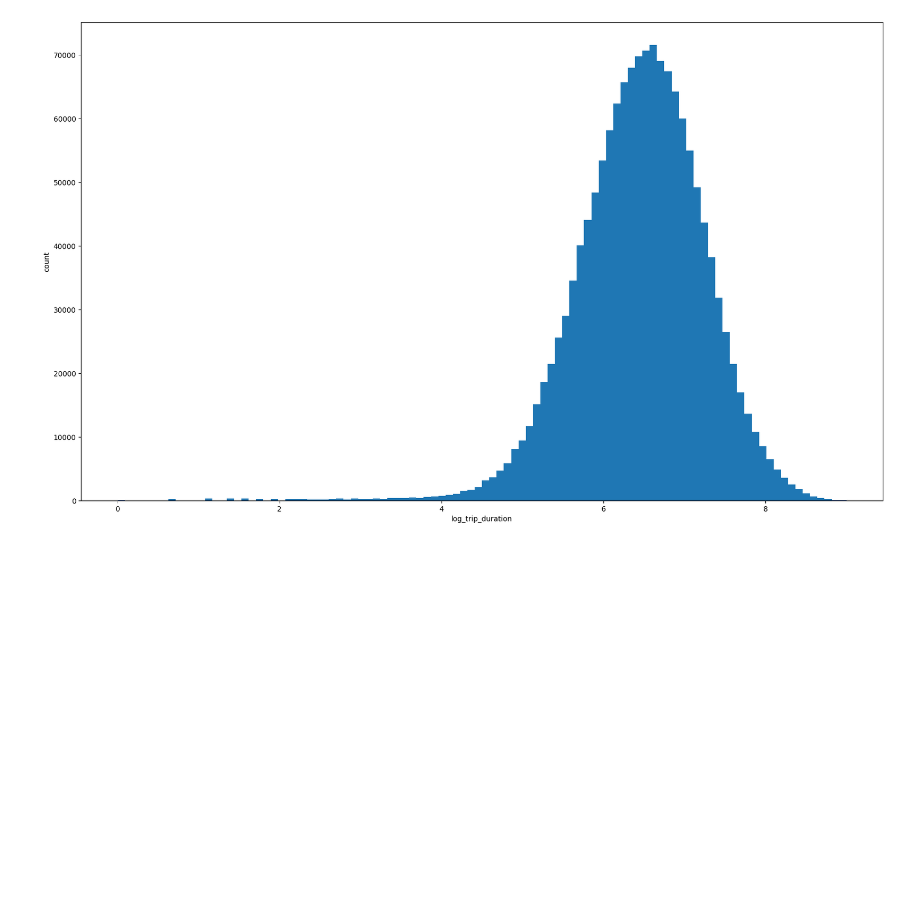
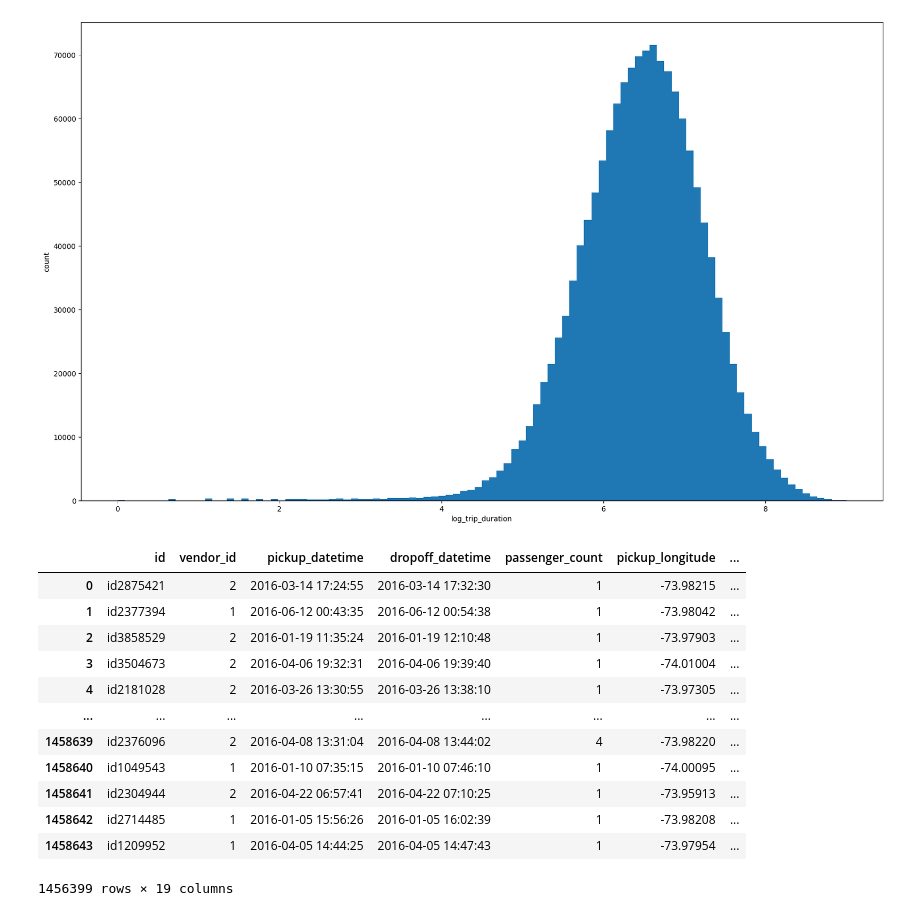
Before and after one commit to eddie030207/python-AI, a Jupyter notebook: New_York_City_Taxi_Trip_Duration/New_York_City_Taxi_Trip_Duration.ipynb, the cells around one changed output. Cells and saved outputs as stored; diff of their text form; code cells hidden in the pictures; blank space fills up the shorter version.

```diff
--- a/New_York_City_Taxi_Trip_Duration/New_York_City_Taxi_Trip_Duration.ipynb
+++ b/New_York_City_Taxi_Trip_Duration/New_York_City_Taxi_Trip_Duration.ipynb
@@ -204,3 +205,36 @@ plt.ylabel('count')
 plt.show()
 # %% [output]
 [figure]
+# %%
+train['year'] = train["pickup_datetime"].dt.year
+train['month'] = train["pickup_datetime"].dt.month
+train['day'] = train["pickup_datetime"].dt.day
+train['hour'] = train["pickup_datetime"].dt.hour
+train['minute'] = train["pickup_datetime"].dt.minute
+train['second'] = train["pickup_datetime"].dt.second
+train['weekday'] = train["pickup_datetime"].dt.weekday
+train['minute_of_day'] = train['hour'] * 60 + train['minute']
+train = train.drop(['minute'] , axis=1)
+
+import holidays
+usa_holidays = holidays.USA()
+def depend_holiday(df) :
+    date = str(df['pickup_datetime'])[0:10]
+    if (date in usa_holidays) : return 1
+    else : return 0
+train['holidays']= train.apply(depend_holiday, axis=1)
+train
+# %% [output]
+|  | id | vendor_id | pickup_datetime | dropoff_datetime | passenger_count | pickup_longitude | ... |
+| 0 | id2875421 | 2 | 2016-03-14 17:24:55 | 2016-03-14 17:32:30 | 1 | -73.98215 | ... |
+| 1 | id2377394 | 1 | 2016-06-12 00:43:35 | 2016-06-12 00:54:38 | 1 | -73.98042 | ... |
+| 2 | id3858529 | 2 | 2016-01-19 11:35:24 | 2016-01-19 12:10:48 | 1 | -73.97903 | ... |
+| 3 | id3504673 | 2 | 2016-04-06 19:32:31 | 2016-04-06 19:39:40 | 1 | -74.01004 | ... |
+| 4 | id2181028 | 2 | 2016-03-26 13:30:55 | 2016-03-26 13:38:10 | 1 | -73.97305 | ... |
+| ... | ... | ... | ... | ... | ... | ... | ... |
+| 1458639 | id2376096 | 2 | 2016-04-08 13:31:04 | 2016-04-08 13:44:02 | 4 | -73.98220 | ... |
+| 1458640 | id1049543 | 1 | 2016-01-10 07:35:15 | 2016-01-10 07:46:10 | 1 | -74.00095 | ... |
+| 1458641 | id2304944 | 2 | 2016-04-22 06:57:41 | 2016-04-22 07:10:25 | 1 | -73.95913 | ... |
+| 1458642 | id2714485 | 1 | 2016-01-05 15:56:26 | 2016-01-05 16:02:39 | 1 | -73.98208 | ... |
+| 1458643 | id1209952 | 1 | 2016-04-05 14:44:25 | 2016-04-05 14:47:43 | 1 | -73.97954 | ... |
+1456399 rows × 19 columns
```
Also changed, not shown: parts of 23 cells of this notebook, 1 other file.
